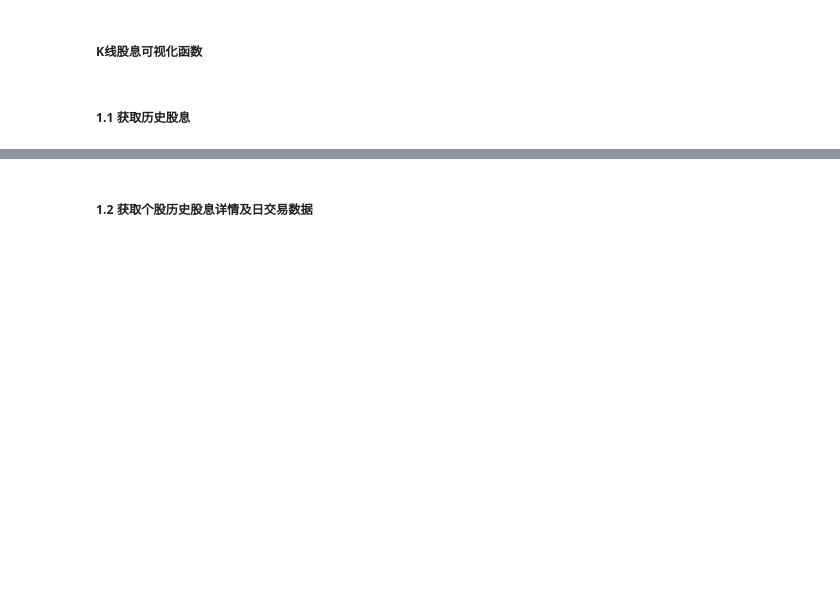
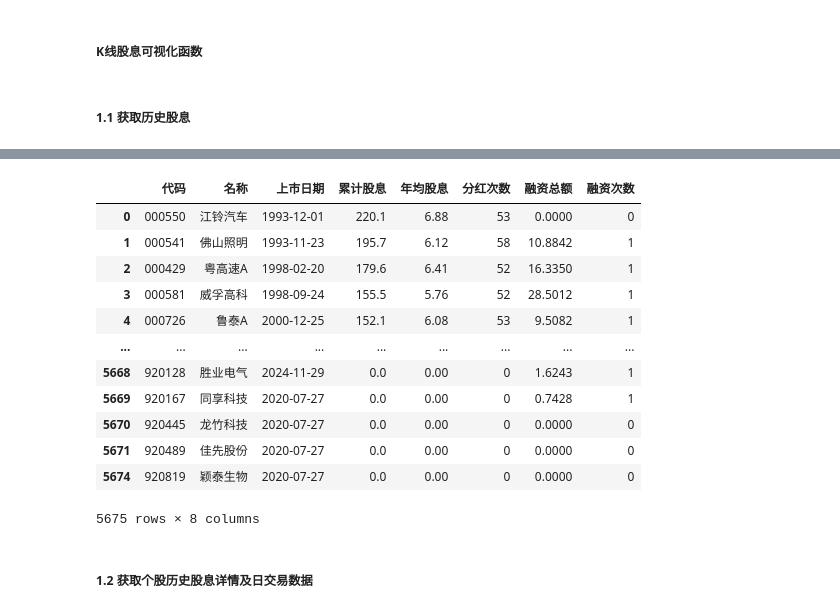
Before and after one commit to u588/app, a Jupyter notebook: AiStock/--股息.ipynb, the cells around one changed output, grey strips where cells are left out. Cells and saved outputs as stored; diff of their text form; code cells hidden in the pictures; blank space fills up the shorter version.

```diff
--- a/AiStock/--股息.ipynb
+++ b/AiStock/--股息.ipynb
@@ -328,5 +359,21 @@ df_hgx
 | 5674 | 920819 | 颖泰生物 | 2020-07-27 | 0.0 | 0.00 | 0 | 0.0000 | 0 |
 5675 rows × 8 columns
+# %%
+df_hgx.sort_values('累计股息', ascending=False)
+# %% [output]
+|  | 代码 | 名称 | 上市日期 | 累计股息 | 年均股息 | 分红次数 | 融资总额 | 融资次数 |
+| 0 | 000550 | 江铃汽车 | 1993-12-01 | 220.1 | 6.88 | 53 | 0.0000 | 0 |
+| 1 | 000541 | 佛山照明 | 1993-11-23 | 195.7 | 6.12 | 58 | 10.8842 | 1 |
+| 2 | 000429 | 粤高速A | 1998-02-20 | 179.6 | 6.41 | 52 | 16.3350 | 1 |
+| 3 | 000581 | 威孚高科 | 1998-09-24 | 155.5 | 5.76 | 52 | 28.5012 | 1 |
+| 4 | 000726 | 鲁泰A | 2000-12-25 | 152.1 | 6.08 | 53 | 9.5082 | 1 |
+| ... | ... | ... | ... | ... | ... | ... | ... | ... |
+| 5668 | 920128 | 胜业电气 | 2024-11-29 | 0.0 | 0.00 | 0 | 1.6243 | 1 |
+| 5669 | 920167 | 同享科技 | 2020-07-27 | 0.0 | 0.00 | 0 | 0.7428 | 1 |
+| 5670 | 920445 | 龙竹科技 | 2020-07-27 | 0.0 | 0.00 | 0 | 0.0000 | 0 |
+| 5671 | 920489 | 佳先股份 | 2020-07-27 | 0.0 | 0.00 | 0 | 0.0000 | 0 |
+| 5674 | 920819 | 颖泰生物 | 2020-07-27 | 0.0 | 0.00 | 0 | 0.0000 | 0 |
+5675 rows × 8 columns
 # %% [markdown]
 ##### 1.2 获取个股历史股息详情及日交易数据
 # %%
```
Also changed, not shown: parts of 8 cells of this notebook.
